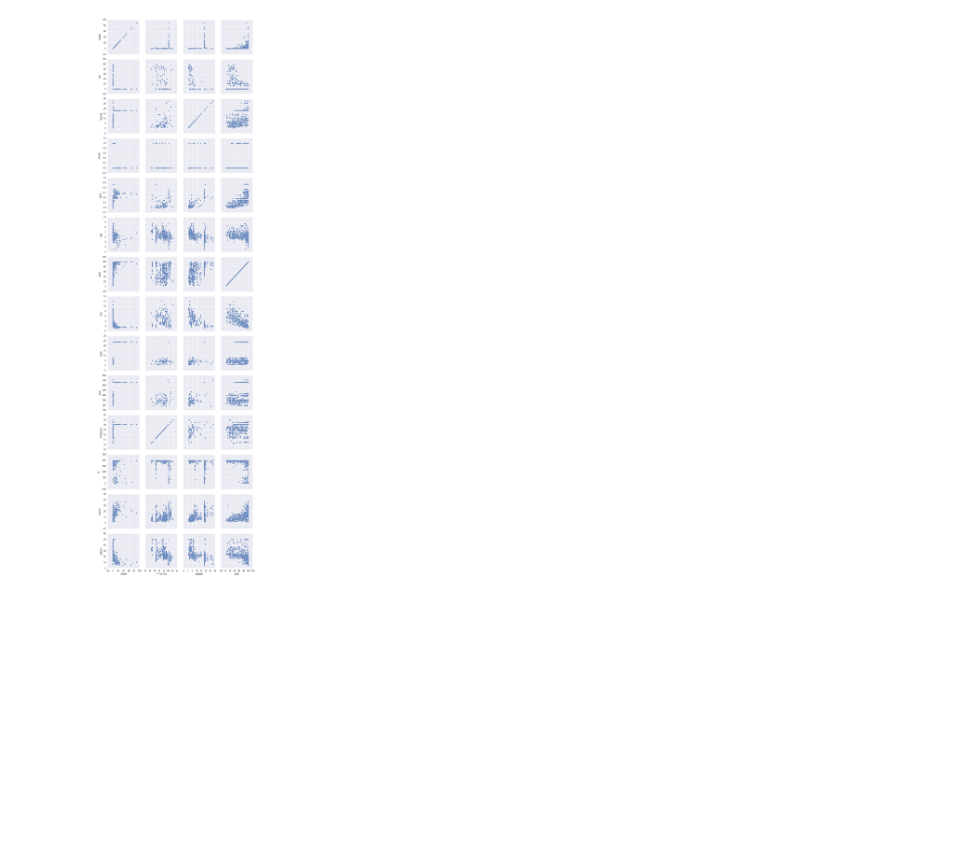
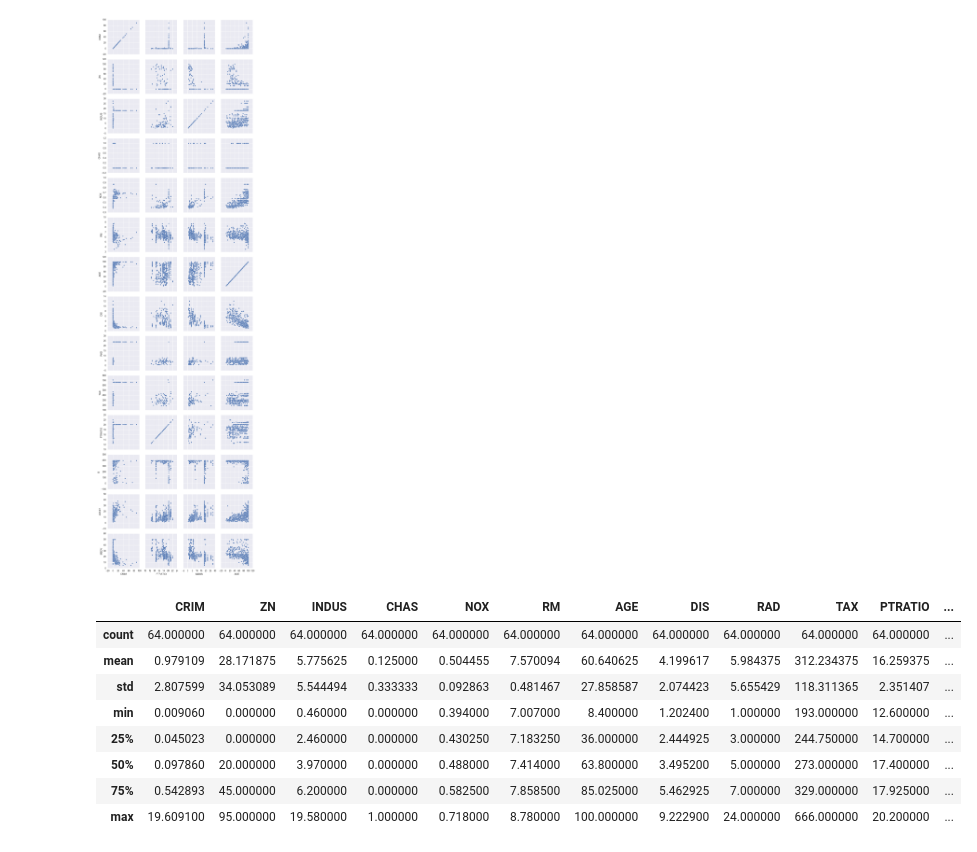
Before and after one commit to stelmod/intro_to_statistical_learning, a Jupyter notebook: ch2/ex10_boston.ipynb, the cells around one changed output. Saved outputs shown, nothing was run; the diff lists cells and outputs as text; code cells hidden in the pictures; blank space fills up the shorter version.

Commit message:
Added examples of filtering over boston housing data

```diff
--- a/ch2/ex10_boston.ipynb
+++ b/ch2/ex10_boston.ipynb
@@ -59,3 +59,18 @@ sns.pairplot(data, x_vars=["CRIM", "PTRATIO", "INDUS", "AGE"], y_vars=data.keys(
 # %% [output]
 <seaborn.axisgrid.PairGrid at 0x...>
 [figure]
+# %%
+more_than7_rooms = data[data['RM'] > 7]
+more_than8_rooms = data[data['RM'] > 8]
+# %%
+more_than7_rooms.describe()
+# %% [output]
+|  | CRIM | ZN | INDUS | CHAS | NOX | RM | AGE | DIS | RAD | TAX | PTRATIO | ... |
+| count | 64.000000 | 64.000000 | 64.000000 | 64.000000 | 64.000000 | 64.000000 | 64.000000 | 64.000000 | 64.000000 | 64.000000 | 64.000000 | ... |
+| mean | 0.979109 | 28.171875 | 5.775625 | 0.125000 | 0.504455 | 7.570094 | 60.640625 | 4.199617 | 5.984375 | 312.234375 | 16.259375 | ... |
+| std | 2.807599 | 34.053089 | 5.544494 | 0.333333 | 0.092863 | 0.481467 | 27.858587 | 2.074423 | 5.655429 | 118.311365 | 2.351407 | ... |
+| min | 0.009060 | 0.000000 | 0.460000 | 0.000000 | 0.394000 | 7.007000 | 8.400000 | 1.202400 | 1.000000 | 193.000000 | 12.600000 | ... |
+| 25% | 0.045023 | 0.000000 | 2.460000 | 0.000000 | 0.430250 | 7.183250 | 36.000000 | 2.444925 | 3.000000 | 244.750000 | 14.700000 | ... |
+| 50% | 0.097860 | 20.000000 | 3.970000 | 0.000000 | 0.488000 | 7.414000 | 63.800000 | 3.495200 | 5.000000 | 273.000000 | 17.400000 | ... |
+| 75% | 0.542893 | 45.000000 | 6.200000 | 0.000000 | 0.582500 | 7.858500 | 85.025000 | 5.462925 | 7.000000 | 329.000000 | 17.925000 | ... |
+| max | 19.609100 | 95.000000 | 19.580000 | 1.000000 | 0.718000 | 8.780000 | 100.000000 | 9.222900 | 24.000000 | 666.000000 | 20.200000 | ... |
```
Also changed, not shown: parts of 2 cells of this notebook, 1 other file.
